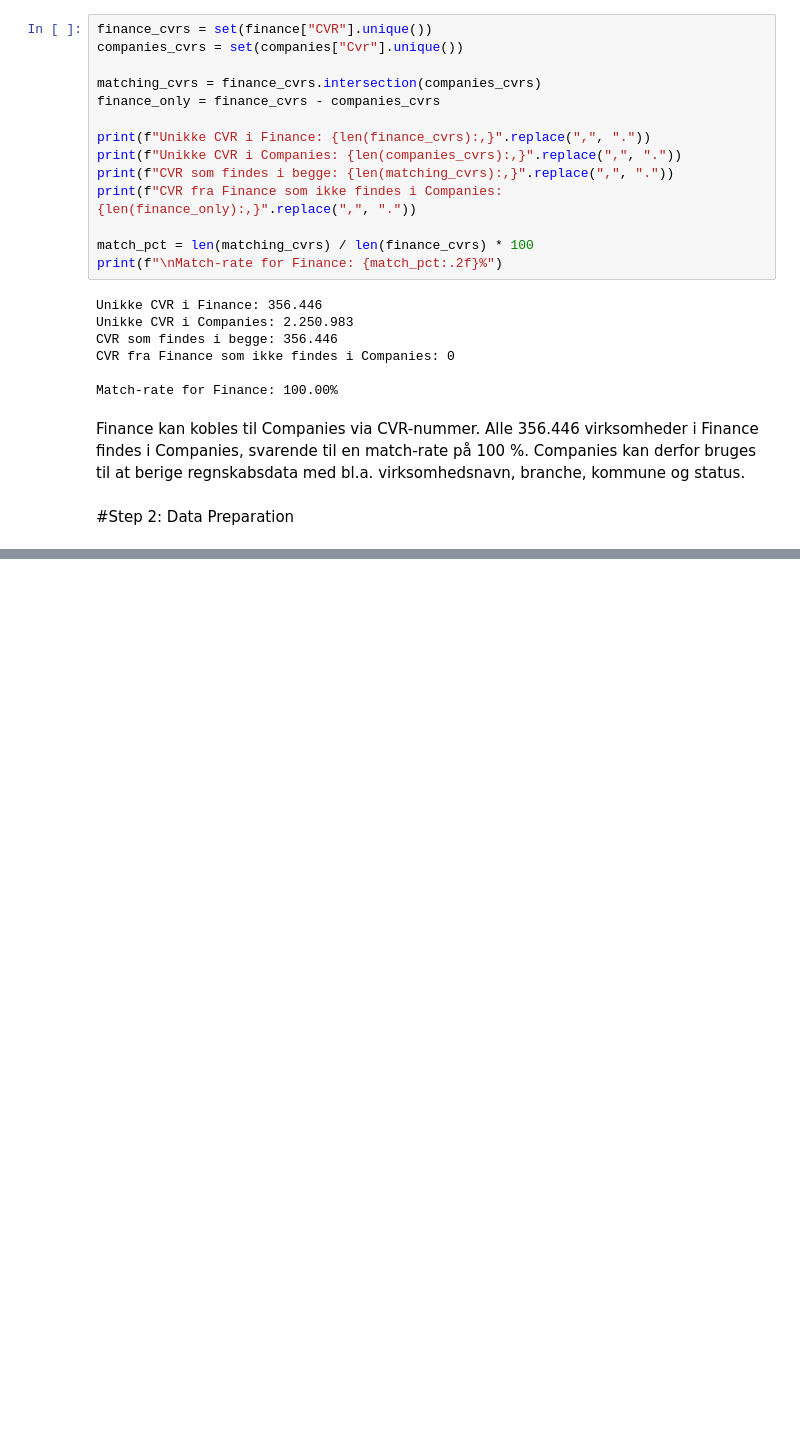
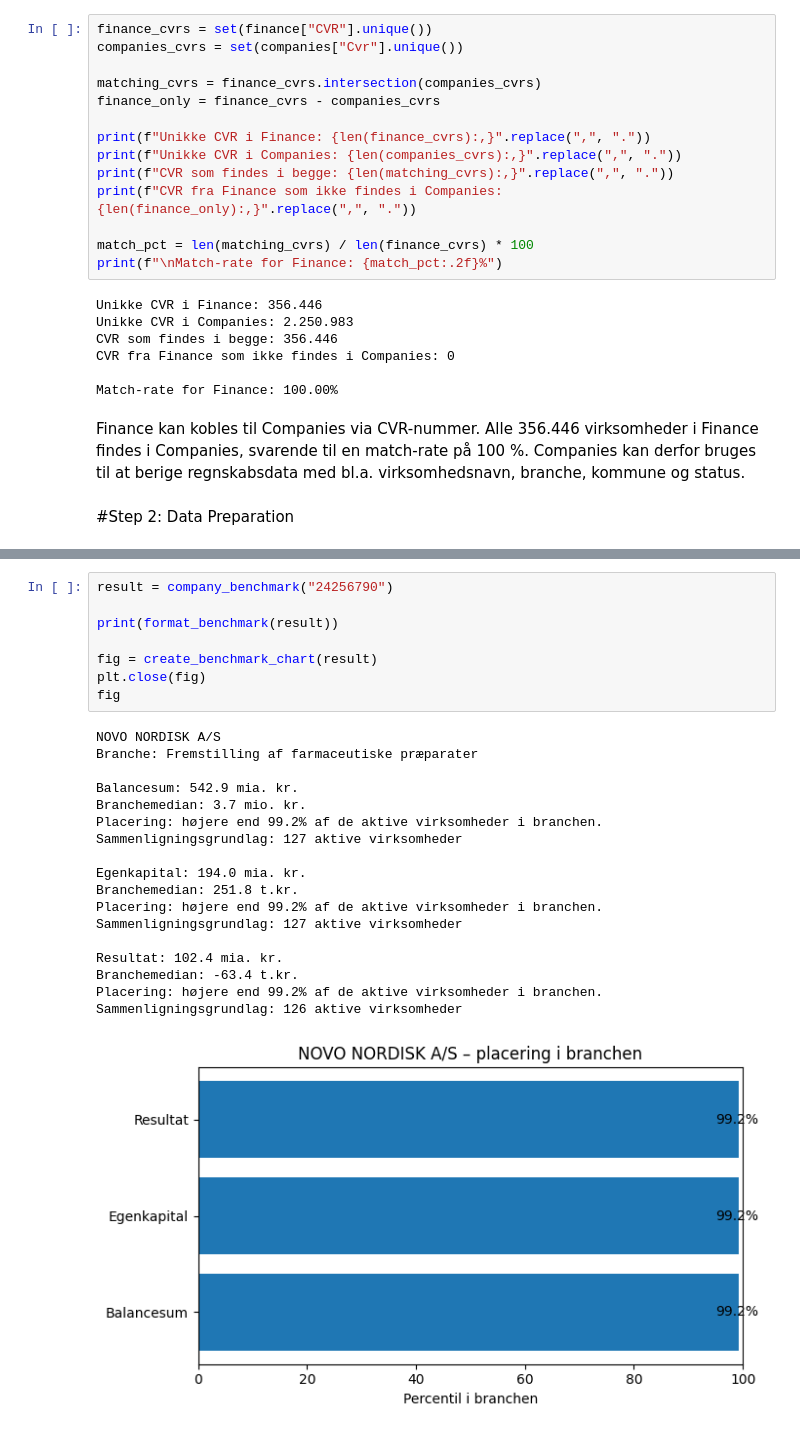
Before and after one commit to Mathildeholst/Case, a Jupyter notebook: OTARI_Case.ipynb, the cells around one changed output, grey strips where cells are left out. Cells and saved outputs as stored; diff of their text form; blank space fills up the shorter version.

```diff
--- a/OTARI_Case.ipynb
+++ b/OTARI_Case.ipynb
@@ -494,0 +1778,27 @@ Finance kan kobles til Companies via CVR-nummer. Alle 356.446 virksomheder i Fin
+# %%
+result = company_benchmark("24256790")
+
+print(format_benchmark(result))
+
+fig = create_benchmark_chart(result)
+plt.close(fig)
+fig
+# %% [output]
+NOVO NORDISK A/S
+Branche: Fremstilling af farmaceutiske præparater
+
+Balancesum: 542.9 mia. kr.
+Branchemedian: 3.7 mio. kr.
+Placering: højere end 99.2% af de aktive virksomheder i branchen.
+Sammenligningsgrundlag: 127 aktive virksomheder
+
+Egenkapital: 194.0 mia. kr.
+Branchemedian: 251.8 t.kr.
+Placering: højere end 99.2% af de aktive virksomheder i branchen.
+Sammenligningsgrundlag: 127 aktive virksomheder
+
+Resultat: 102.4 mia. kr.
+Branchemedian: -63.4 t.kr.
+Placering: højere end 99.2% af de aktive virksomheder i branchen.
+Sammenligningsgrundlag: 126 aktive virksomheder
+[figure, added]
```
Also changed, not shown: parts of 77 cells of this notebook.
